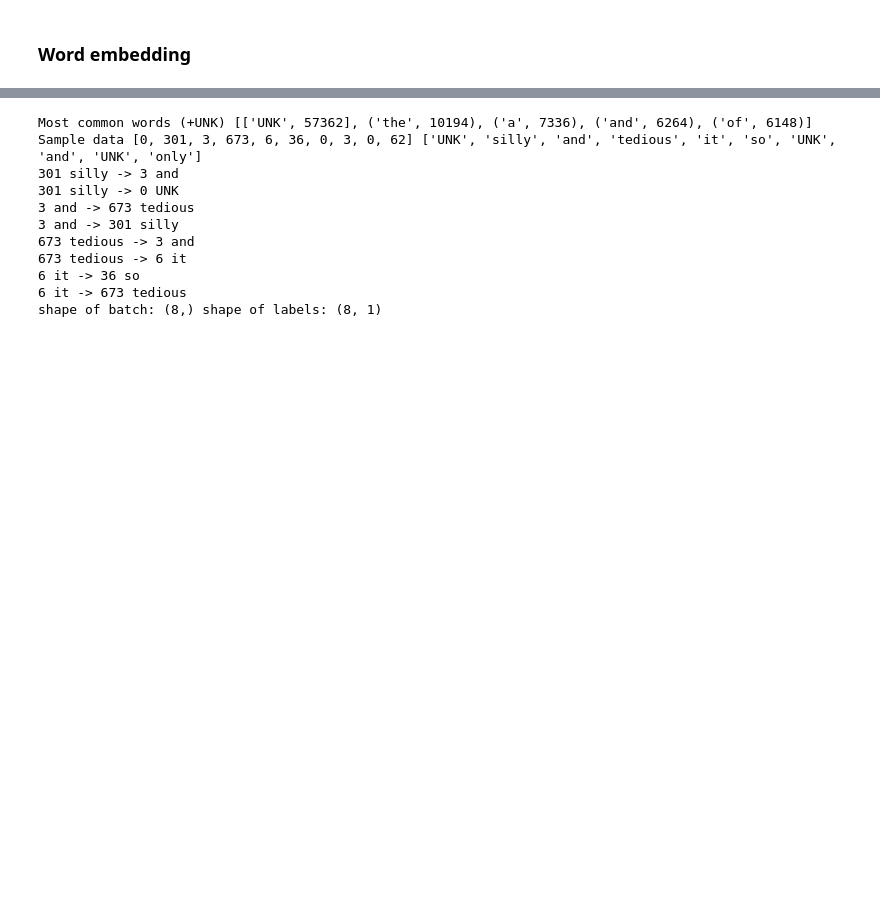
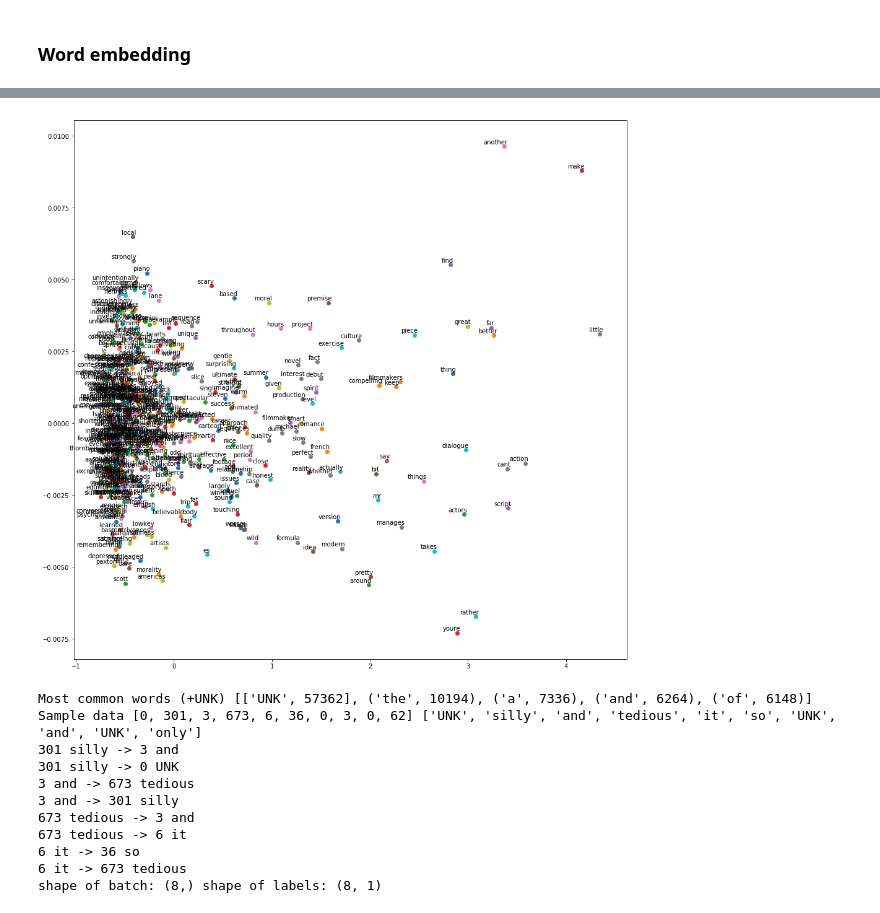
Before and after one commit to RuihaoQiu/Data-science-projects, a Jupyter notebook: NLP-movie-reviews/MovieReviews.ipynb, the cells around one changed output, grey strips where cells are left out. Drawn from its saved outputs; the diff is of its cells as text; code cells hidden in the pictures; blank space fills up the shorter version.

```diff
--- a/NLP-movie-reviews/MovieReviews.ipynb
+++ b/NLP-movie-reviews/MovieReviews.ipynb
@@ -161,0 +208,20 @@ Data size 200926
+# %%
+## train embedding with word2vec
+from gensim.models import Word2Vec
+import random
+
+model = Word2Vec(clean_words, size=200, min_count=5)
+# %%
+import scipy.spatial as sp
+
+words = list(model.wv.vocab)
+final_embeddings = model[model.wv.vocab]
+
+similarity = 1 - sp.distance.cdist(final_embeddings, final_embeddings, 'cosine')
+random_list = random.sample(range(len(words)), 10)
+for i in random_list:
+    top_sim = (-similarity[i,:]).argsort()[1:11]
+    print("nearest neighbors of {0}: ".format(words[i]), end="")
+    for k in top_sim:
+        print(words[k], end=" ")
+    print()
@@ -161,0 +239,24 @@ Data size 200926
+# %%
+from sklearn.decomposition import PCA
+
+def plot_with_labels(low_dim_embs, labels):
+  plt.figure(figsize=(16, 16))
+  for i, label in enumerate(labels):
+    x, y = low_dim_embs[i, :]
+    plt.scatter(x, y)
+    plt.annotate(
+        label,
+        xy=(x, y),
+        xytext=(5, 2),
+        textcoords='offset points',
+        ha='right',
+        va='bottom')
+
+n_plot = 500
+pca = PCA(n_components=2)
+result = pca.fit_transform(final_embeddings[:n_plot, :])
+
+labels = [words[i] for i in range(n_plot)]
+plot_with_labels(result, labels)
+# %% [output]
+[figure, added]
```
Also changed, not shown: parts of 8 cells of this notebook.
